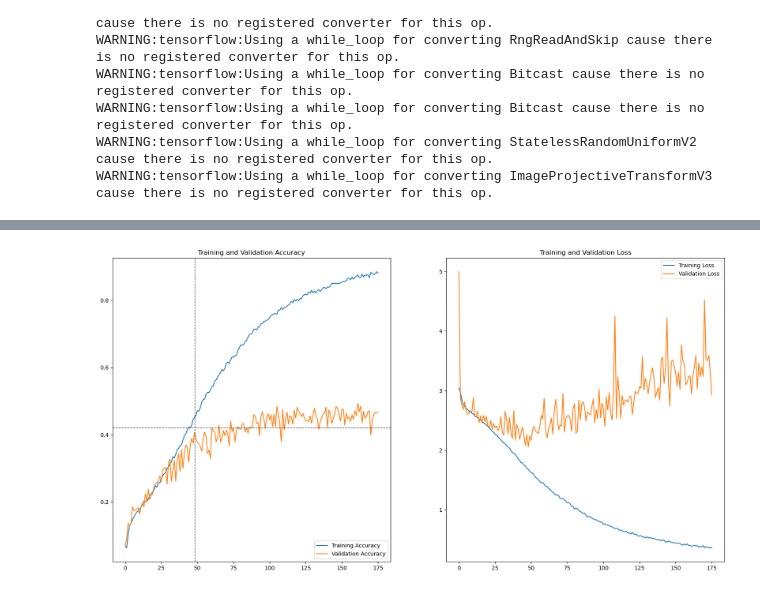
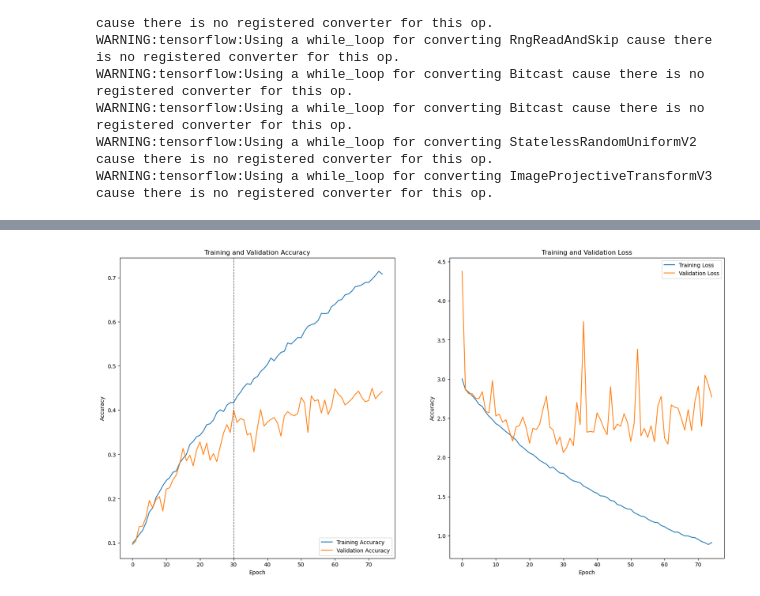
Before and after one commit to Dlappin93/Image-Classification-Capstone, a Jupyter notebook: Lap_Dav_Capstone_Batch_Normalization200.ipynb, the cells around one changed output, grey strips where cells are left out. Drawn from its saved outputs; the diff is of its cells as text; code cells hidden in the pictures.

Commit message:
Baseline model and batchnorm model run with markdown started on baseline workbook

```diff
--- a/Lap_Dav_Capstone_Batch_Normalization200.ipynb
+++ b/Lap_Dav_Capstone_Batch_Normalization200.ipynb
@@ -110,9 +239,9 @@ WARNING:tensorflow:Using a while_loop for converting ImageProjectiveTransformV3
 # %%
 num_classes = len(class_names)
-img_height = 160
-img_width = 160
+img_height = 180
+img_width = 180
 
-model = Sequential([
+Batchnorm_model = Sequential([
 
   layers.Rescaling(1./255, input_shape=(img_height, img_width, 3)),
   data_augmentation,
@@ -153,5 +287,7 @@ WARNING:tensorflow:Using a while_loop for converting ImageProjectiveTransformV3
 # %%
-model.compile(optimizer='adam',
-              loss=tf.keras.losses.SparseCategoricalCrossentropy(from_logits=True),
+#compile the model
+
+Batchnorm_model.compile(optimizer='adam',
+              loss='SparseCategoricalCrossentropy',
               metrics=['accuracy'])
 # %%
@@ -177,14 +323,15 @@ _________________________________________________________________
 # %%
 # set stopping criteria
-callbacks = tf.keras.callbacks.EarlyStopping(monitor='loss', min_delta=0.005, patience=5)
+
+callbacks = tf.keras.callbacks.EarlyStopping(monitor='loss', min_delta=0.05, patience=5)
 # %%
-#Train 10 initial epochs and evaluate results
+#fit model for 75 epochs
 
-epochs = 200
+epochs = 75
 
-history = model.fit(
+history = Batchnorm_model.fit(
   train_set,
-  validation_data=test_set,
+  validation_data=val_set,
   epochs=epochs,
   callbacks = [callbacks]
 )
@@ -220,28 +373,37 @@ Epoch 176/200
 # %%
 #visualize model performance after 30
 
+#pull out the accuracy and validation accuracies from model fit history
 acc = history.history['accuracy']
 val_acc = history.history['val_accuracy']
 
+#pull out the loss data from the model fit history
 loss = history.history['loss']
 val_loss = history.history['val_loss']
 
-epochs_range = range(176)
+#x lab range defined by the # of epochs ran
+epochs_range = range(len(acc))
 
+#training vs Validation Accuracies
 plt.figure(figsize=(20, 10))
 plt.subplot(1, 2, 1)
 plt.plot(epochs_range, acc, label='Training Accuracy')
 plt.plot(epochs_range, val_acc, label='Validation Accuracy')
-plt.axvline(48, color = "black", linestyle = '--', linewidth = 1, alpha = 0.75)
-plt.axhline(0.42, color = "black", linestyle = '--', linewidth = 1, alpha = 0.75)
+plt.axvline(30, color = "black", linestyle = '--', linewidth = 1, alpha = 0.75)
+#plt.axhline(0.41, color = "black", linestyle = '-', linewidth = 1, alpha = 0.75, label = 'Optimal Epochs (30)')
+plt.xlabel('Epoch')
+plt.ylabel('Accuracy')
 plt.legend(loc='lower right')
 plt.title('Training and Validation Accuracy')
 
+#visualize loss
 plt.subplot(1, 2, 2)
 plt.plot(epochs_range, loss, label='Training Loss')
 plt.plot(epochs_range, val_loss, label='Validation Loss')
+plt.xlabel('Epoch')
+plt.ylabel('Accuracy')
 plt.legend(loc='upper right')
 plt.title('Training and Validation Loss')
 plt.show()
 # %% [output]
-[figure, old version]
+[figure, new version]
```
Also changed, not shown: parts of 60 cells of this notebook, 8 other files.
